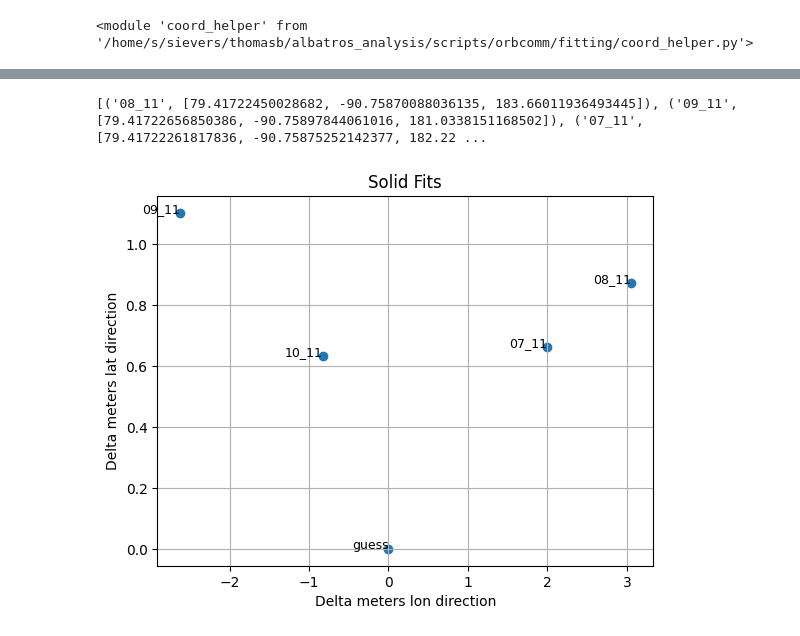
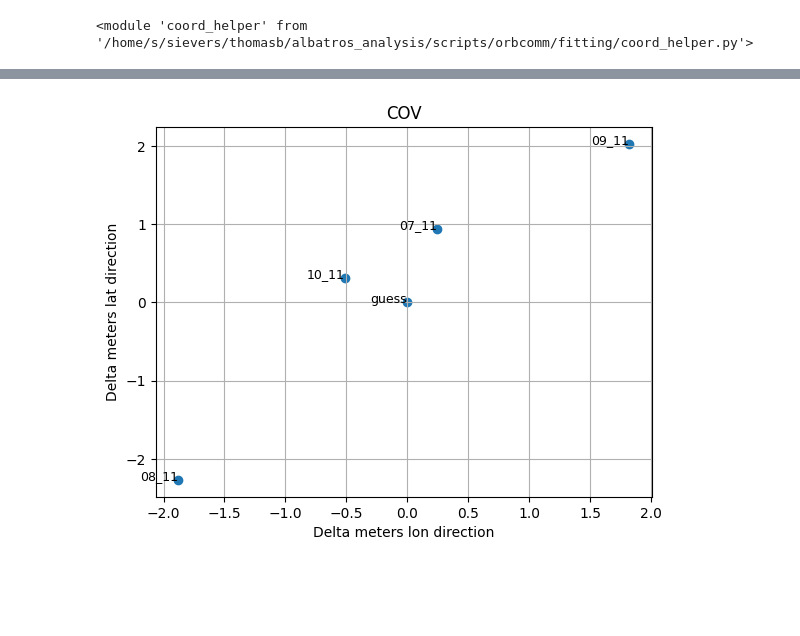
Before and after one commit to ALBATROS-Experiment/albatros_analysis, a Jupyter notebook: scripts/orbcomm/fitting/visualizer.ipynb, the cells around one changed output, grey strips where cells are left out. Drawn from its saved outputs; the diff is of its cells as text; code cells hidden in the pictures; blank space fills up the shorter version.

```diff
--- a/scripts/orbcomm/fitting/visualizer.ipynb
+++ b/scripts/orbcomm/fitting/visualizer.ipynb
@@ -33,3 +33,20 @@ a2_coords = [79.41721666666666, -90.75885, 176]
 importlib.reload(ch)
 # %% [output]
 <module 'coord_helper' from '/home/s/sievers/thomasb/albatros_analysis/scripts/orbcomm/fitting/coord_helper.py'>
+# %%
+solid = []
+joint = []
+split1 = []
+split2 = []
+
+with open(f"{working_directory}/{bits}bit/coords_v3.json", "r") as f:
+    data = json.load(f)
+
+    for day, baseline_info in data.items():
+        for bline, fits in baseline_info.items():
+            solid.append(
+                (day, fits['solid'][:3])
+            )
+            joint.append(
+                (day, fits['joint'][:3])
+            )
@@ -36,35 +73,14 @@ importlib.reload(ch)
 # %%
-solid_fits = []
-per_pulse = []
-cov_fits = []
-s2 = []
-s3 = []
-
+cov = []
 with open(f"{working_directory}/{bits}bit/coordinates.json", "r") as f:
     data = json.load(f)
 
     for day, baseline_info in data.items():
         for bline, fits in baseline_info.items():
-            solid_fits.append(
-                (day, fits['s1'])
+            cov.append(
+                (day, fits['cov'][:3])
             )
-            per_pulse.append(
-                (day, fits['per pulse'])
-            )
-            cov_fits.append(
-                (day, fits['cov'])
-            )
-            s2.append(
-                (day, fits['s2'])
-            )
-            s3.append(
-                (day, fits['s3'])
-            )
-# %%
-print(solid_fits)
-# %% [output]
-[('08_11', [79.41722450028682, -90.75870088036135, 183.66011936493445]), ('09_11', [79.41722656850386, -90.75897844061016, 181.0338151168502]), ('07_11', [79.41722261817836, -90.75875252142377, 182.22 ...
 # %%
-solid = ch.make_coord_plot(a2_coords, solid_fits, 'Solid Fits')
+per = ch.make_coord_plot(a2_coords, cov, 'COV')
 # %% [output]
-[figure, old version]
+[figure, new version]
```
Also changed, not shown: parts of 10 cells of this notebook, 46 other files.
